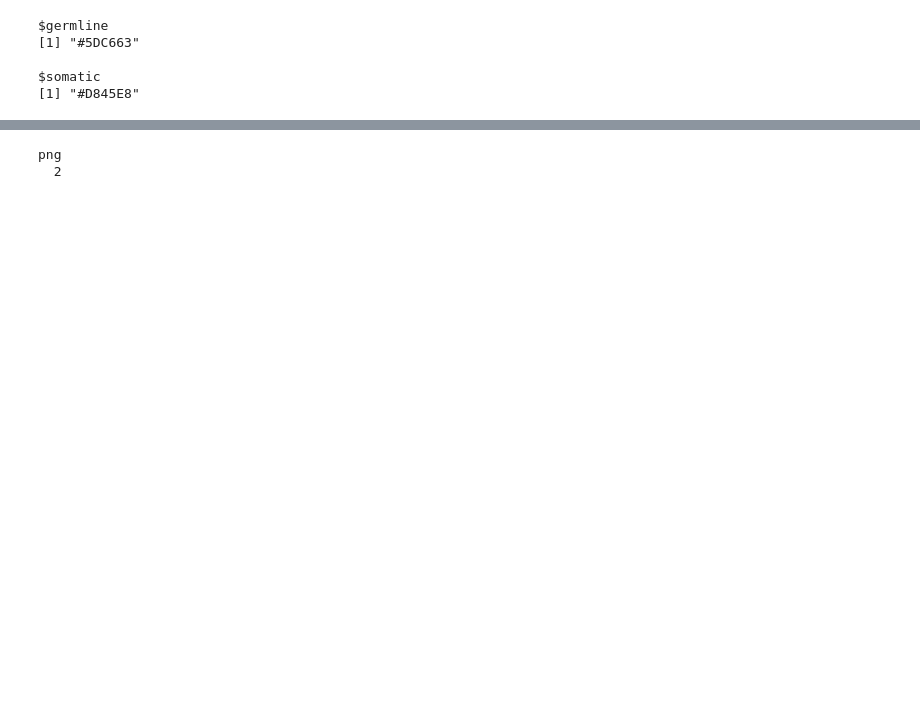
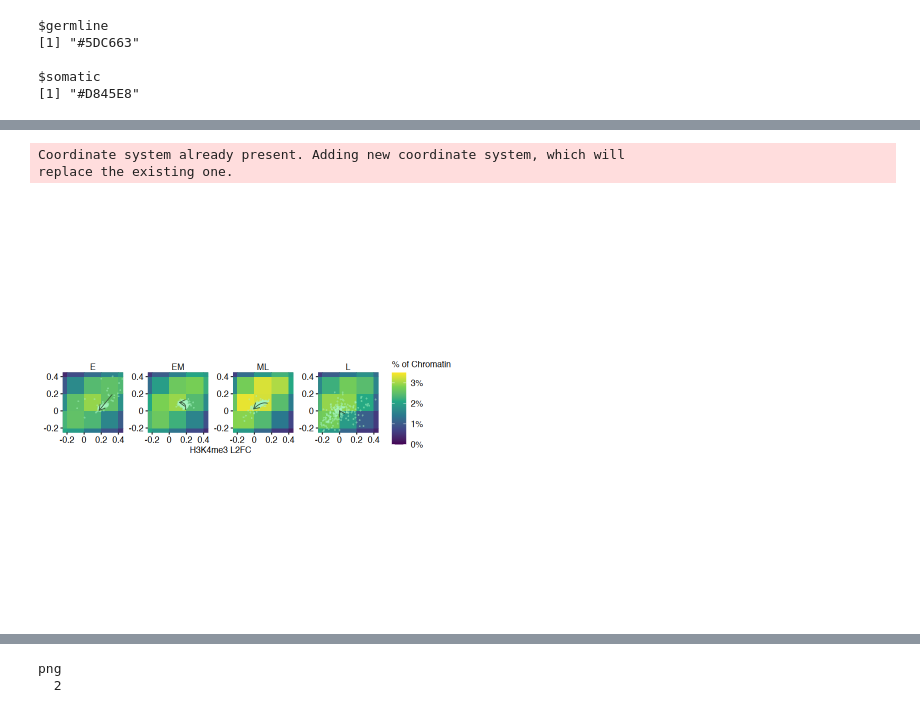
Before and after one commit to ringw/Upd-Germline-Genomics, a Jupyter notebook: illustrations/HistoneCodeReplicationCode.ipynb, the cells around one changed output, grey strips where cells are left out. Drawn from its saved outputs; the diff is of its cells as text; code cells hidden in the pictures; blank space fills up the shorter version.

Commit message:
Pointcloud

```diff
--- a/illustrations/HistoneCodeReplicationCode.ipynb
+++ b/illustrations/HistoneCodeReplicationCode.ipynb
@@ -77,6 +44,20 @@ shapes. There are two possible fits (nondecreasing: X, nonincreasing: -X) and
 with intercept added, the coefficients should be nonnegative. The fit with a
 greater sum of squares has smaller sum of squares error (a multiple of MSE), so
 it is the MMSE optimal fit.
+# %%
+trend_input <- tibble(
+  bind_rows(
+    list(
+      Germline = as.data.frame(repli.chic.projection.profile_Germline_chr),
+      Somatic = as.data.frame(repli.chic.projection.profile_Somatic_chr)
+    ),
+    .id = "celltype"
+  ),
+  label = cut(repli, c(-Inf, -0.5, 0, 0.5, Inf)) %>%
+    `levels<-`(value = c("L", "ML", "EM", "E")) %>%
+    fct_relevel(c("E", "EM", "ML", "L")),
+) %>%
+  subset(sample_size_bp >= 500, select=c(celltype, label, repli, H3K4, H3K27))
 # %%
 trend <- tibble(
   bind_rows(
@@ -1106,0 +1097,58 @@ replace the existing one.
+# %%
+library(egg)
+library(grid)
+library(gtable)
+trend_input_log2 <- mutate(
+  trend_input,
+  H3K4 = log2(H3K4),
+  H3K27 = log2(H3K27)
+)
+pointcloud_layer <- rasterise(
+  geom_point(
+    aes(fill = NULL, color = color),
+    \(chromatin) tibble(
+      subset(trend_input_log2, celltype == chromatin$celltype[1]),
+      color = list(
+        Germline = "#a6f6c2",
+        Somatic = "#009999"
+      )[[chromatin$celltype[1]]]
+    ),
+    stroke = NA,
+    size = 1,
+    alpha = 0.5
+  ),
+  dpi = 600
+)
+Germline_Report <- set_panel_size(
+  p %>%
+    `$<-`("data", value = .$data %>% subset(celltype == "Germline")) %>%
+    `$<-`(
+      "layers",
+      value = list(
+        .$layers[[1]],
+        pointcloud_layer,
+        geom_path(
+          aes(fill = NULL),
+          data = \(chromatin) trend_illu %>%
+            subset(celltype == chromatin$celltype[1]),
+          color = "#385739",
+          arrow = arrow(length = unit(8, "pt")),
+          linewidth = 1 * 25.4 / 72,
+        )
+      )
+    ) %>%
+    `+`(
+      list(
+        coord_cartesian(c(-0.25,0.45), c(-0.25,0.45), exp=F),
+        scale_color_identity(),
+        labs(y = NULL)
+      )
+    ),
+  w = unit(1, "in"),
+  h = unit(1, "in")
+)
+grid.draw(Germline_Report)
+# %% [output]
+Coordinate system already present. Adding new coordinate system, which will
+replace the existing one.
+[figure, added]
```
Also changed, not shown: parts of 26 cells of this notebook.
